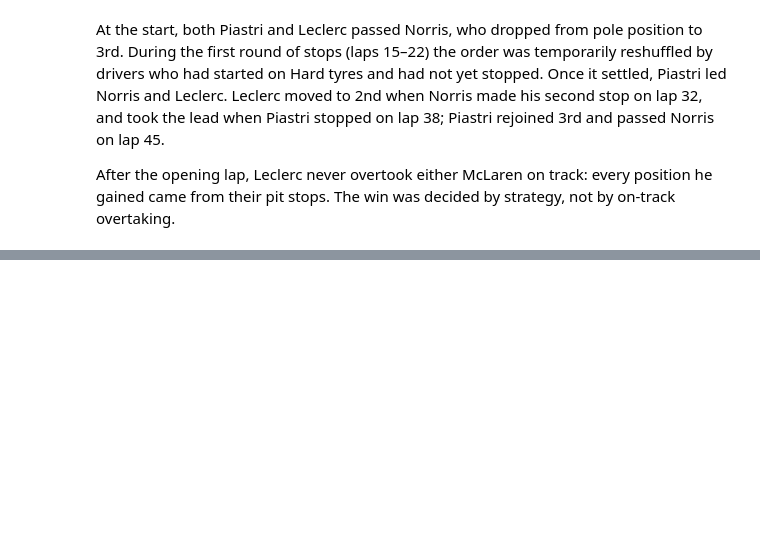
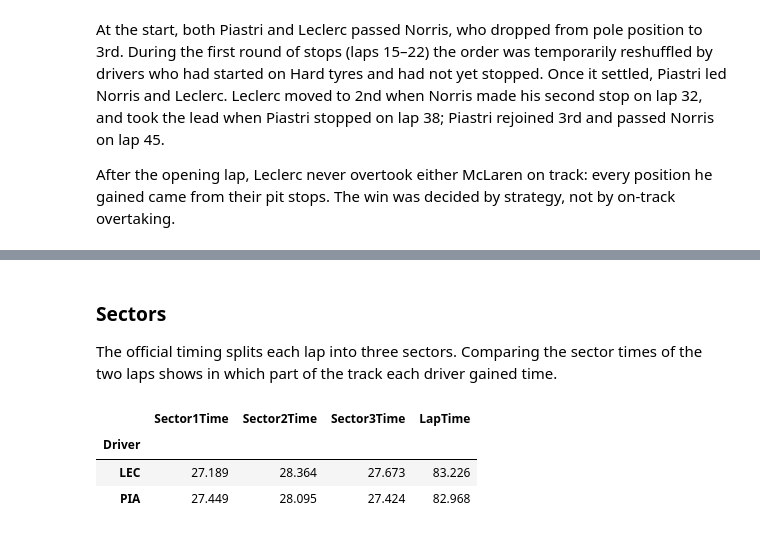
Before and after one commit to gretazehnder/box-box, a Jupyter notebook: notebooks/02_race_analysis.ipynb, the cells around one changed output, grey strips where cells are left out. Drawn from its saved outputs; the diff is of its cells as text; code cells hidden in the pictures; blank space fills up the shorter version.

```diff
--- a/notebooks/02_race_analysis.ipynb
+++ b/notebooks/02_race_analysis.ipynb
@@ -699,0 +707,9 @@ gained came from their pit stops. The win was decided by strategy, not by on-tra
+# %%
+race_tel = load_session(2024, 16, telemetry=True)
+clean_tel = clean_laps(race_tel.laps)
+
+window = clean_tel[clean_tel["LapNumber"].between(20, 37)]
+lec_lap = window.pick_drivers("LEC").pick_fastest(only_by_time=True)
+pia_lap = window.pick_drivers("PIA").pick_fastest(only_by_time=True)
+
+pd.DataFrame([lec_lap, pia_lap])[["Driver", "LapNumber", "LapTime", "Compound", "TyreLife"]]
@@ -699,0 +762,17 @@ gained came from their pit stops. The win was decided by strategy, not by on-tra
+# %% [markdown]
+### Sectors
+
+The official timing splits each lap into three sectors. Comparing the sector times of the
+two laps shows in which part of the track each driver gained time.
+# %%
+sector_seconds = (
+    pd.DataFrame([lec_lap, pia_lap])
+    .set_index("Driver")[["Sector1Time", "Sector2Time", "Sector3Time", "LapTime"]]
+    .apply(lambda col: col.dt.total_seconds())
+)
+sector_seconds
+# %% [output]
+|  | Sector1Time | Sector2Time | Sector3Time | LapTime |
+| Driver |  |  |  |  |
+| LEC | 27.189 | 28.364 | 27.673 | 83.226 |
+| PIA | 27.449 | 28.095 | 27.424 | 82.968 |
```
Also changed, not shown: parts of 12 cells of this notebook.
